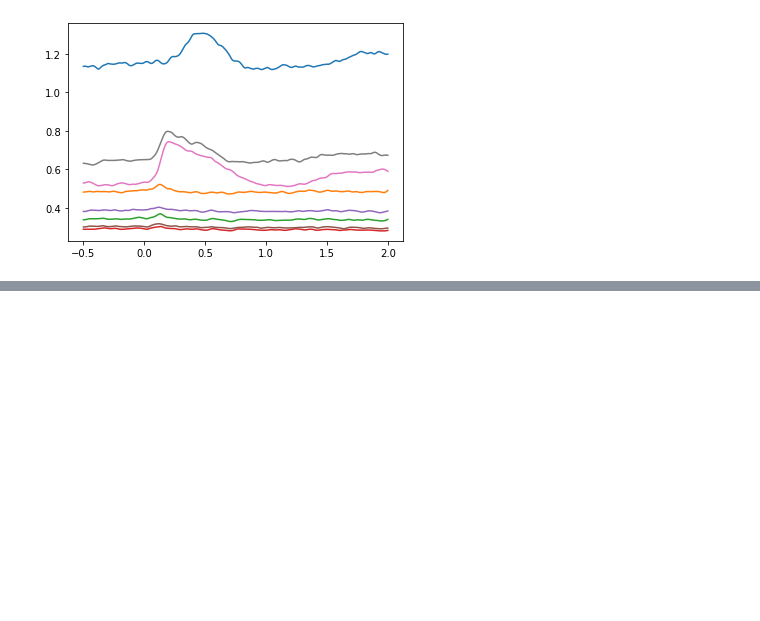
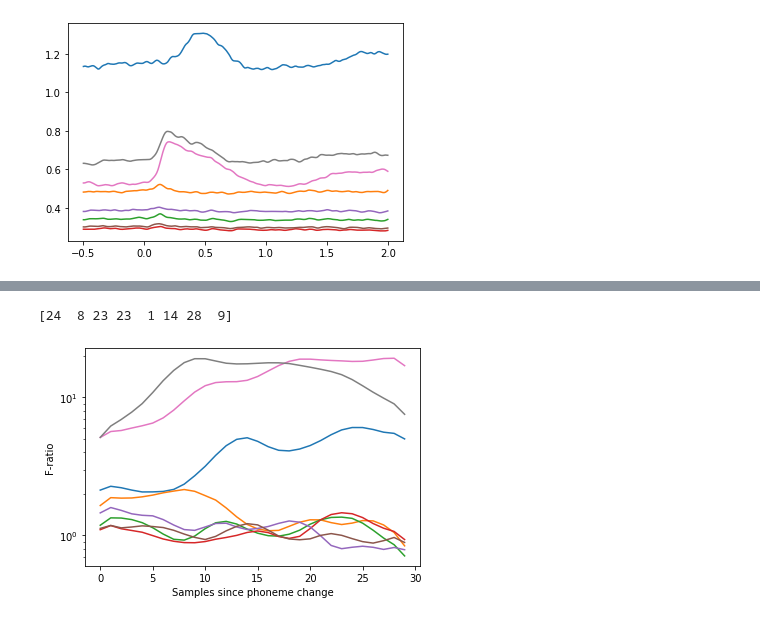
Before and after one commit to naplab/naplib-python, a Jupyter notebook: docs/examples/phoneme_and_word_alignment.ipynb, the cells around one changed output, grey strips where cells are left out. Saved outputs shown, nothing was run; the diff lists cells and outputs as text; code cells hidden in the pictures; blank space fills up the shorter version.

Commit message:
change plot of fratio

```diff
--- a/docs/examples/phoneme_and_word_alignment.ipynb
+++ b/docs/examples/phoneme_and_word_alignment.ipynb
@@ -212,0 +198,18 @@ plt.show()
+# %%
+# as we might have expected given the fact that only a couple electrodes had significant
+# word-onset responses above, only a couple electrodes seem to have significant f-ratios
+# over time, but the peak in their f-ratios is very different, with two peaking at 24 and
+# 28 samples after a phoneme change and another peaking 9 samples after a phoneme change,
+# suggesting these electrodes may be in very different stages of the auditory pathway
+
+print(lags)
+
+plt.figure()
+plt.plot(fratios.T)
+plt.yscale('log')
+plt.ylabel('F-ratio')
+plt.xlabel('Samples since phoneme change')
+plt.show()
+# %% [output]
+[24  8 23 23  1 14 28  9]
+[figure, added]
```
Also changed, not shown: parts of 5 cells of this notebook.
